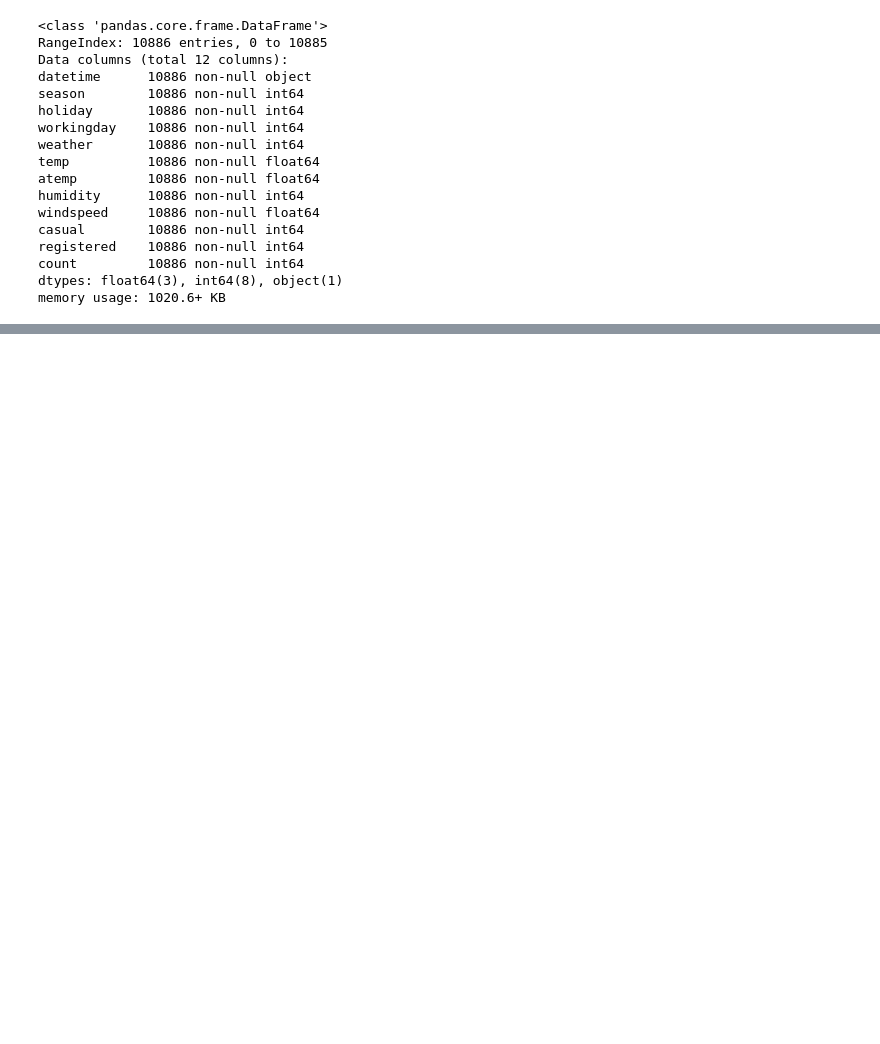
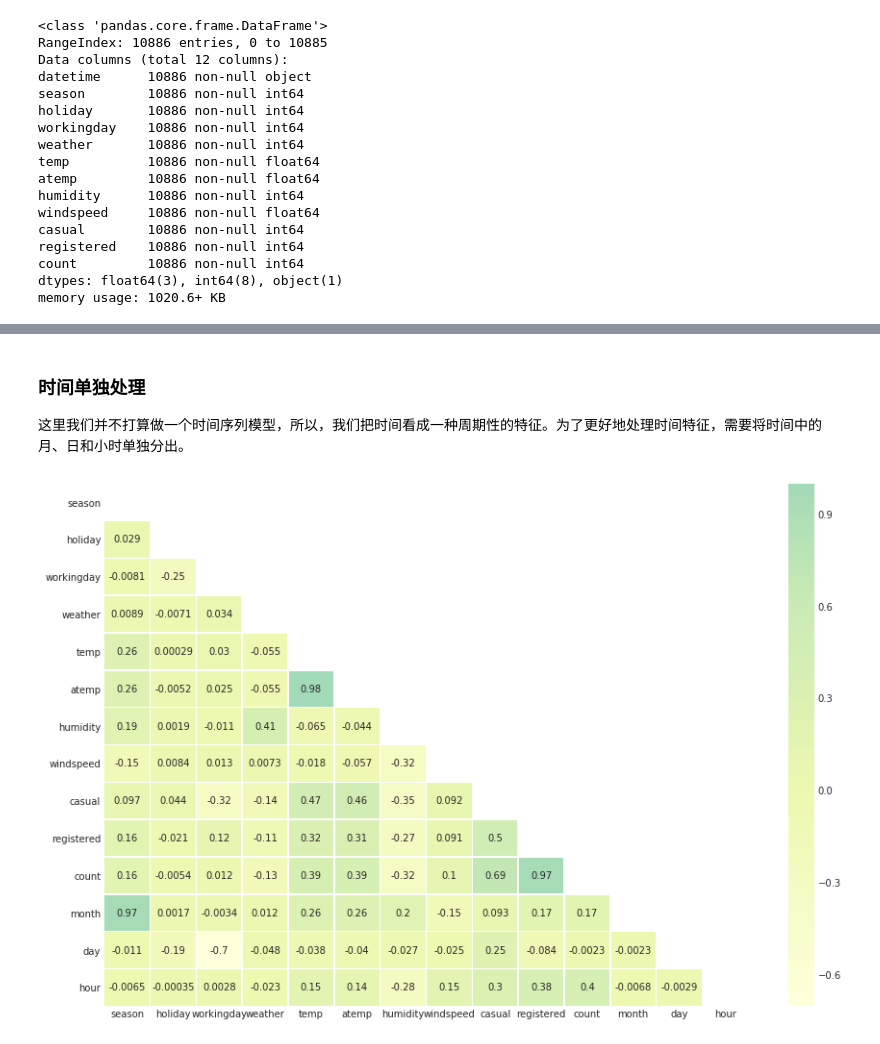
Before and after one commit to Arctanxy/learning_notes, a Jupyter notebook: project/kaggle/bike/Untitled.ipynb, the cells around one changed output, grey strips where cells are left out. Cells and saved outputs as stored; diff of their text form; code cells hidden in the pictures; blank space fills up the shorter version.

```diff
--- a/project/kaggle/bike/Untitled.ipynb
+++ b/project/kaggle/bike/Untitled.ipynb
@@ -24,0 +63,17 @@ memory usage: 1020.6+ KB
+# %% [markdown]
+### 时间单独处理
+
+这里我们并不打算做一个时间序列模型，所以，我们把时间看成一种周期性的特征。为了更好地处理时间特征，需要将时间中的月、日和小时单独分出。
+# %%
+df['month'] = pd.DatetimeIndex(df.datetime).month
+df['day'] = pd.DatetimeIndex(df.datetime).dayofweek
+df['hour'] = pd.DatetimeIndex(df.datetime).hour
+df = df.drop('datetime',axis=1)
+# %%
+fig = plt.figure(figsize=(15,10))
+mask = np.zeros_like(df.corr())
+mask[np.triu_indices_from(mask)] = True
+with sns.axes_style("white"):
+    sns.heatmap(df.corr(),annot = True,center=2,linewidth=.5,cmap="YlGnBu",mask=mask)
+# %% [output]
+[figure, added]
```
Also changed, not shown: parts of 11 cells of this notebook, 12 other files.
